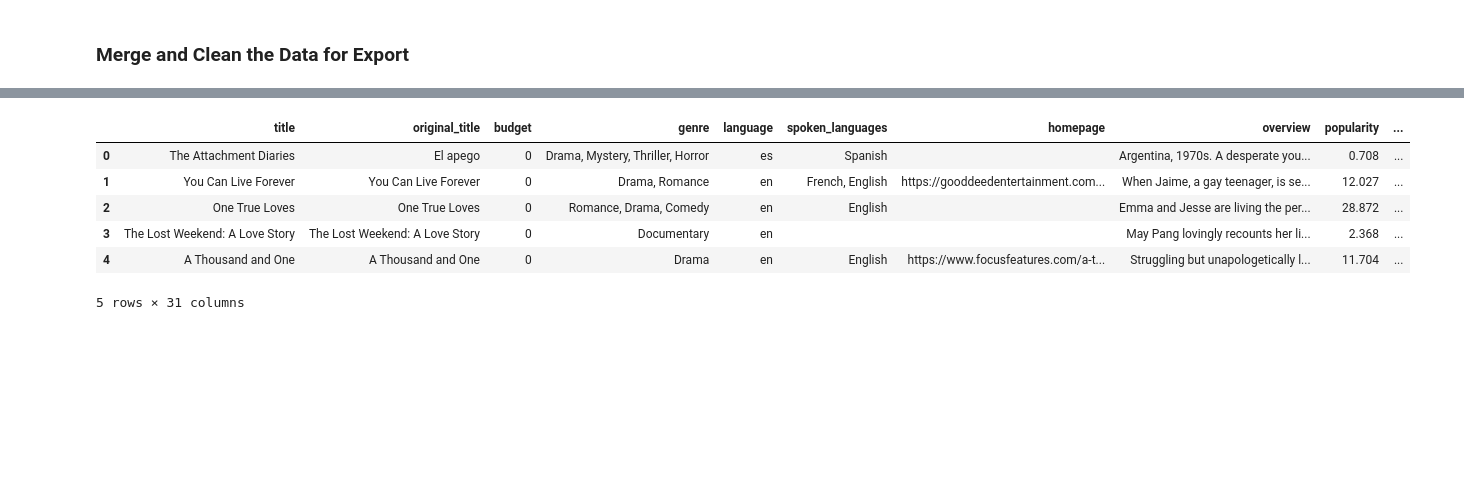
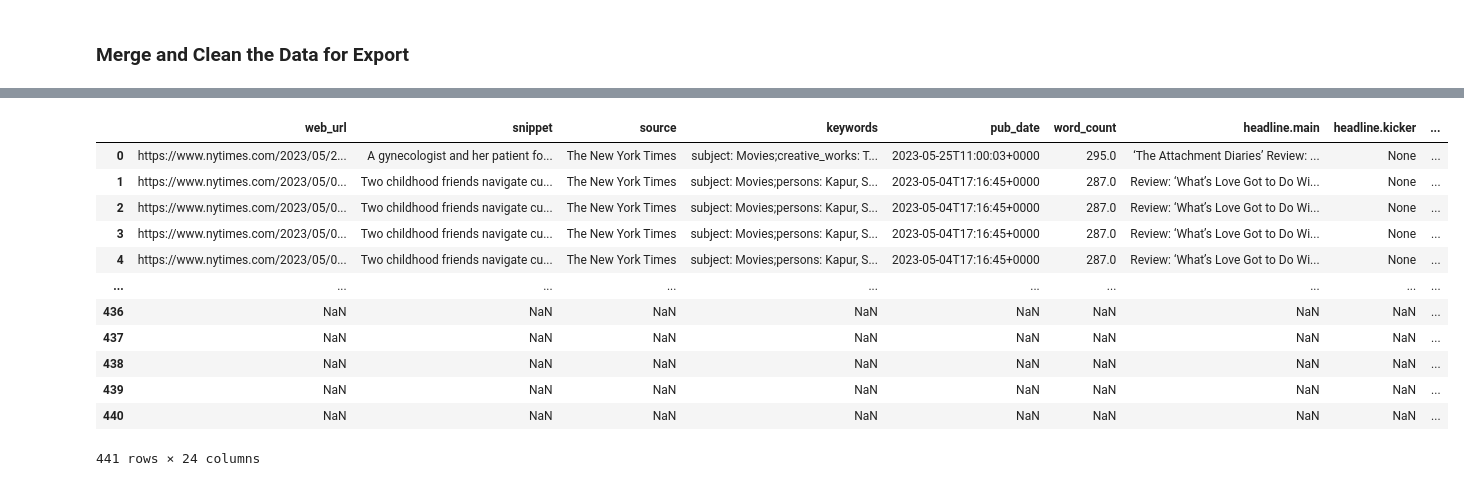
Before and after one commit to SoloAjayi/data-sourcing-challenge, a Jupyter notebook: M6_Starter_Code/retrieve_movie_data.ipynb, the cells around one changed output, grey strips where cells are left out. Saved outputs shown, nothing was run; the diff lists cells and outputs as text; code cells hidden in the pictures; blank space fills up the shorter version.

```diff
--- a/M6_Starter_Code/retrieve_movie_data.ipynb
+++ b/M6_Starter_Code/retrieve_movie_data.ipynb
@@ -91,4 +163,6 @@ NYT_df
 # %%
+import pandas as pd
+
 # Extract the title from the "headline.main" column and
 # save it to a new column "title"
 # Title is between unicode characters \u2018 and \u2019.
@@ -96,10 +170,11 @@ NYT_df
 def extract_title(text):
     start_index = text.find('\u2018') + 1
     end_index = text.find('\u2019 Review')
+    if start_index == -1 or end_index == -1:
+        return None  # Return None for missing values or if the pattern is not found
+    return text[start_index:end_index]
 
+NYT_df['title'] = NYT_df['headline.main'].apply(extract_title)
 
-    return text[start_index:end_index]
-NYT_df['title']= NYT_df['headline.main'].apply(extract_title)
-
-NYT_df
+print(NYT_df)
 # %% [output]
@@ -107,12 +198,14 @@ KeyError: 'headline.main'
 # %%
 # Extract 'name' and 'value' from items in "keywords" column
 def extract_keywords(keyword_list):
+   if isinstance(keyword_list, list):
     extracted_keywords = ""
     for item in keyword_list:
         # Extract 'name' and 'value'
         keyword = f"{item['name']}: {item['value']};"
+        if isinstance(item, dict) and 'name' in item and 'value' in item:
         # Append the keyword item to the extracted_keywords list
-        extracted_keywords += keyword
+             extracted_keywords += keyword
     return extracted_keywords
 
 # Fix the "keywords" column by converting cells from a list to a string
@@ -181,2 +397,4 @@ tmdb_key_string = "&api_key=" + tmdb_api_key
 # %%
 # Convert the results to a DataFrame
+df_tmdb_results = pd.DataFrame(TMDB_results)
+df_tmdb_results
@@ -184,3 +414,5 @@ tmdb_key_string = "&api_key=" + tmdb_api_key
 ### Merge and Clean the Data for Export
 # %%
 # Merge the New York Times reviews and TMDB DataFrames on title
+merged_df = pd.merge(NYT_df, df_tmdb_results, on="title", how="outer" )
+merged_df
@@ -187,27 +433,49 @@ tmdb_key_string = "&api_key=" + tmdb_api_key
 # %%
 # Remove list brackets and quotation marks on the columns containing lists
 # Create a list of the columns that need fixing
 
 
 # Create a list of characters to remove
 
 
 # Loop through the list of columns to fix
 
     # Convert the column to type 'str'
 
 
     # Loop through characters to remove
 
 
 # Display the fixed DataFrame
+columns_to_fix = ['genres', 'spoken_languages', 'production_countries']
+
+
+characters_to_remove = ['[', ']', "'"]
+
+
+for col in columns_to_fix:
+
+    merged_df[col] = merged_df[col].astype(str)
+
+
+    for char in characters_to_remove:
+        merged_df[col] = merged_df[col].str.replace(char, '')
+
+
+merged_df
 # %% [output]
-|  | title | original_title | budget | genre | language | spoken_languages | homepage | overview | popularity | ... |
-| 0 | The Attachment Diaries | El apego | 0 | Drama, Mystery, Thriller, Horror | es | Spanish |  | Argentina, 1970s. A desperate you... | 0.708 | ... |
-| 1 | You Can Live Forever | You Can Live Forever | 0 | Drama, Romance | en | French, English | https://gooddeedentertainment.com... | When Jaime, a gay teenager, is se... | 12.027 | ... |
-| 2 | One True Loves | One True Loves | 0 | Romance, Drama, Comedy | en | English |  | Emma and Jesse are living the per... | 28.872 | ... |
-| 3 | The Lost Weekend: A Love Story | The Lost Weekend: A Love Story | 0 | Documentary | en |  |  | May Pang lovingly recounts her li... | 2.368 | ... |
-| 4 | A Thousand and One | A Thousand and One | 0 | Drama | en | English | https://www.focusfeatures.com/a-t... | Struggling but unapologetically l... | 11.704 | ... |
+|  | web_url | snippet | source | keywords | pub_date | word_count | headline.main | headline.kicker | ... |
+| 0 | https://www.nytimes.com/2023/05/2... | A gynecologist and her patient fo... | The New York Times | subject: Movies;creative_works: T... | 2023-05-25T11:00:03+0000 | 295.0 | ‘The Attachment Diaries’ Review: ... | None | ... |
+| 1 | https://www.nytimes.com/2023/05/0... | Two childhood friends navigate cu... | The New York Times | subject: Movies;persons: Kapur, S... | 2023-05-04T17:16:45+0000 | 287.0 | Review: ‘What’s Love Got to Do Wi... | None | ... |
+| 2 | https://www.nytimes.com/2023/05/0... | Two childhood friends navigate cu... | The New York Times | subject: Movies;persons: Kapur, S... | 2023-05-04T17:16:45+0000 | 287.0 | Review: ‘What’s Love Got to Do Wi... | None | ... |
+| 3 | https://www.nytimes.com/2023/05/0... | Two childhood friends navigate cu... | The New York Times | subject: Movies;persons: Kapur, S... | 2023-05-04T17:16:45+0000 | 287.0 | Review: ‘What’s Love Got to Do Wi... | None | ... |
+| 4 | https://www.nytimes.com/2023/05/0... | Two childhood friends navigate cu... | The New York Times | subject: Movies;persons: Kapur, S... | 2023-05-04T17:16:45+0000 | 287.0 | Review: ‘What’s Love Got to Do Wi... | None | ... |
+| ... | ... | ... | ... | ... | ... | ... | ... | ... | ... |
+| 436 | NaN | NaN | NaN | NaN | NaN | NaN | NaN | NaN | ... |
+| 437 | NaN | NaN | NaN | NaN | NaN | NaN | NaN | NaN | ... |
+| 438 | NaN | NaN | NaN | NaN | NaN | NaN | NaN | NaN | ... |
+| 439 | NaN | NaN | NaN | NaN | NaN | NaN | NaN | NaN | ... |
+| 440 | NaN | NaN | NaN | NaN | NaN | NaN | NaN | NaN | ... |
-5 rows × 31 columns
+441 rows × 24 columns
 # %%
 # Drop "byline.person" column
```
Also changed, not shown: parts of 20 cells of this notebook, 1 other file.
